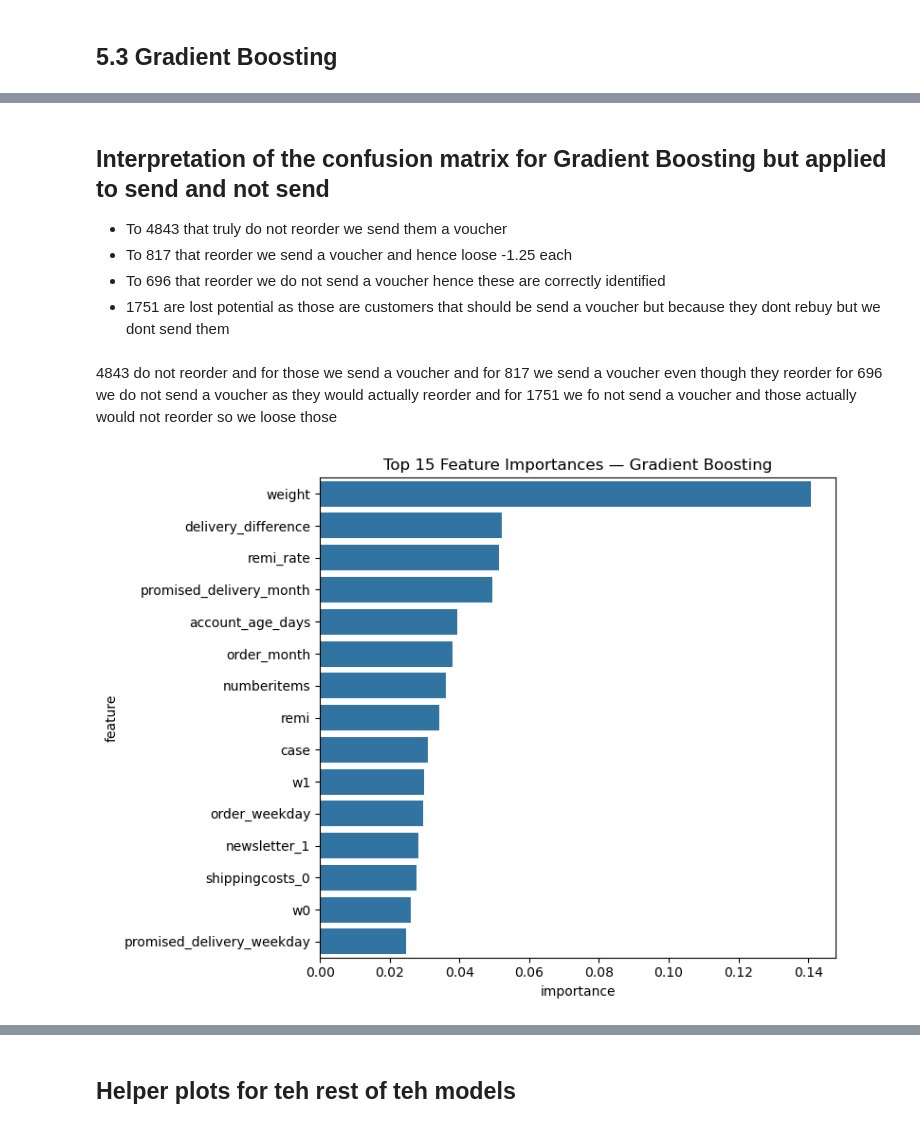
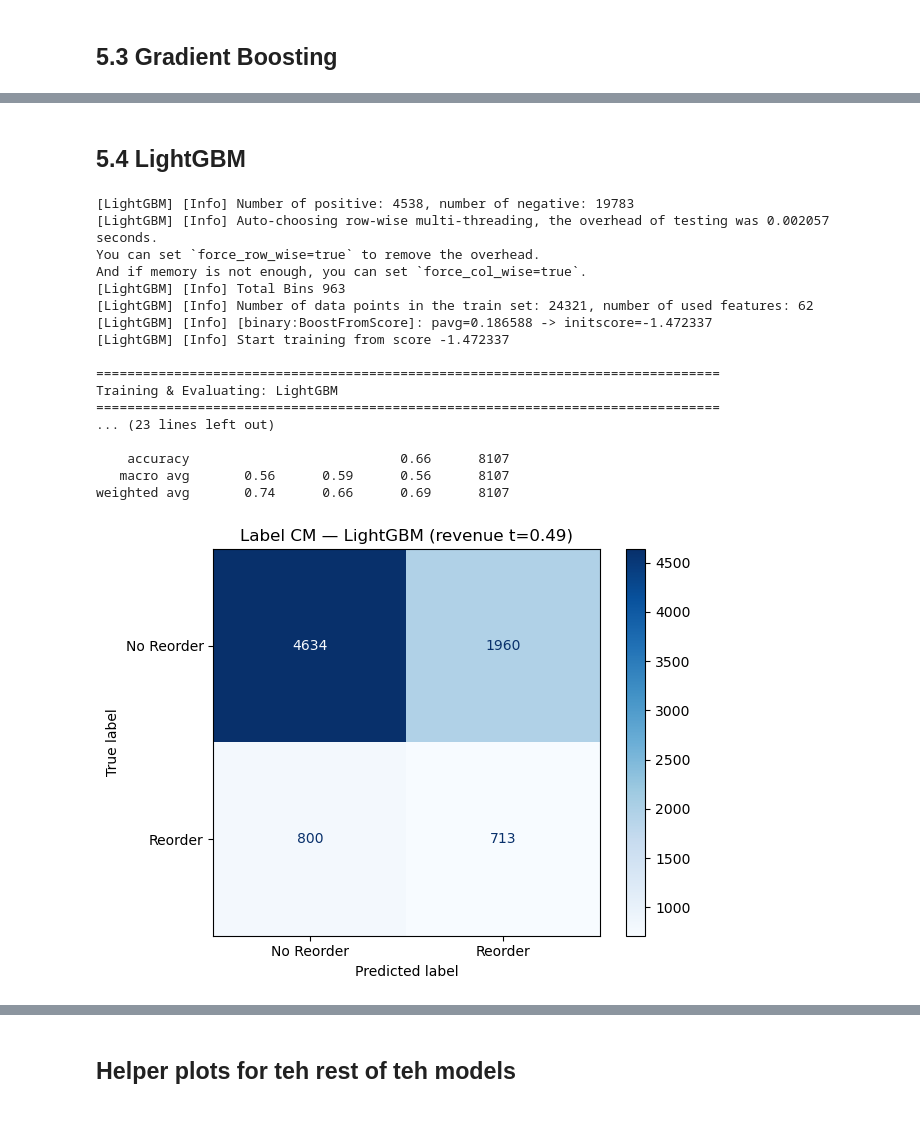
Before and after one commit to ungeralexan/ml_assignment, a Jupyter notebook: stand_safe_06_01/project.ipynb, the cells around one changed output, grey strips where cells are left out. Saved outputs shown, nothing was run; the diff lists cells and outputs as text; code cells hidden in the pictures.

```diff
--- a/stand_safe_06_01/project.ipynb
+++ b/stand_safe_06_01/project.ipynb
@@ -1415,24 +1404,55 @@ plot_action_cm(y_val, send_voucher, f"Action CM — Gradient Boosting (revenue t
-# %% [markdown]
-## Interpretation of the confusion matrix for Gradient Boosting but applied to send and not send
-
-- To 4843 that truly do not reorder we send them a voucher
-- To 817 that reorder we send a voucher and hence loose -1.25 each
-- To 696 that reorder we do not send a voucher hence these are correctly identified
-- 1751 are lost potential as those are customers that should be send a voucher but because they dont rebuy but we dont send them
-# %% [markdown]
-4843 do not reorder and for those we send a voucher and for 817 we send a voucher even though they reorder
-for 696 we do not send a voucher as they would actually reorder and for 1751 we fo not send a voucher and those actually would not reorder so we loose those
-# %%
-importances = model_gb.feature_importances_
-fi = pd.DataFrame({
-    "feature": X_train_df.columns,
-    "importance": importances
-}).sort_values("importance", ascending=False).head(15)
-
-plt.figure(figsize=(8,6))
-sns.barplot(data=fi, x="importance", y="feature")
-plt.title("Top 15 Feature Importances — Gradient Boosting")
-plt.tight_layout()
-plt.show()
-# %% [output]
-[figure, removed]
+# %% [markdown]
+## 5.4 LightGBM
+# %%
+try:
+    import lightgbm as lgb
+    LGBM_AVAILABLE = True
+except ImportError:
+    LGBM_AVAILABLE = False
+
+if not LGBM_AVAILABLE:
+    print("LightGBM is not installed in this environment. Skipping LightGBM.")
+else:
+    n_pos = (y_train == 1).sum()
+    n_neg = (y_train == 0).sum()
+    spw = n_neg / n_pos
+
+    lgbm_clf = lgb.LGBMClassifier(
+        n_estimators=2000,
+        learning_rate=0.02,
+        max_depth=-1,
+        num_leaves=31,
+        subsample=0.8,
+        colsample_bytree=0.8,
+        reg_lambda=1.0,
+        reg_alpha=0.0,
+        class_weight=None,
+        scale_pos_weight=spw,
+        random_state=RANDOM_STATE,
+        n_jobs=-1
+    )
+
+    result_lgbm, model_lgbm = evaluate_model(lgbm_clf, "LightGBM", X_train_df, y_train, X_val_df, y_val)
+    models["LightGBM"] = model_lgbm
+    results.append(result_lgbm)
+
+    print_and_plot_result(result_lgbm, "LightGBM")
+# %% [output]
+[LightGBM] [Info] Number of positive: 4538, number of negative: 19783
+[LightGBM] [Info] Auto-choosing row-wise multi-threading, the overhead of testing was 0.002057 seconds.
+You can set `force_row_wise=true` to remove the overhead.
+And if memory is not enough, you can set `force_col_wise=true`.
+[LightGBM] [Info] Total Bins 963
+[LightGBM] [Info] Number of data points in the train set: 24321, number of used features: 62
+[LightGBM] [Info] [binary:BoostFromScore]: pavg=0.186588 -> initscore=-1.472337
+[LightGBM] [Info] Start training from score -1.472337
+
+================================================================================
+Training & Evaluating: LightGBM
+================================================================================
+... (23 lines left out)
+
+    accuracy                           0.66      8107
+   macro avg       0.56      0.59      0.56      8107
+weighted avg       0.74      0.66      0.69      8107
+[figure, added]
```
Also changed, not shown: parts of 20 cells of this notebook.
